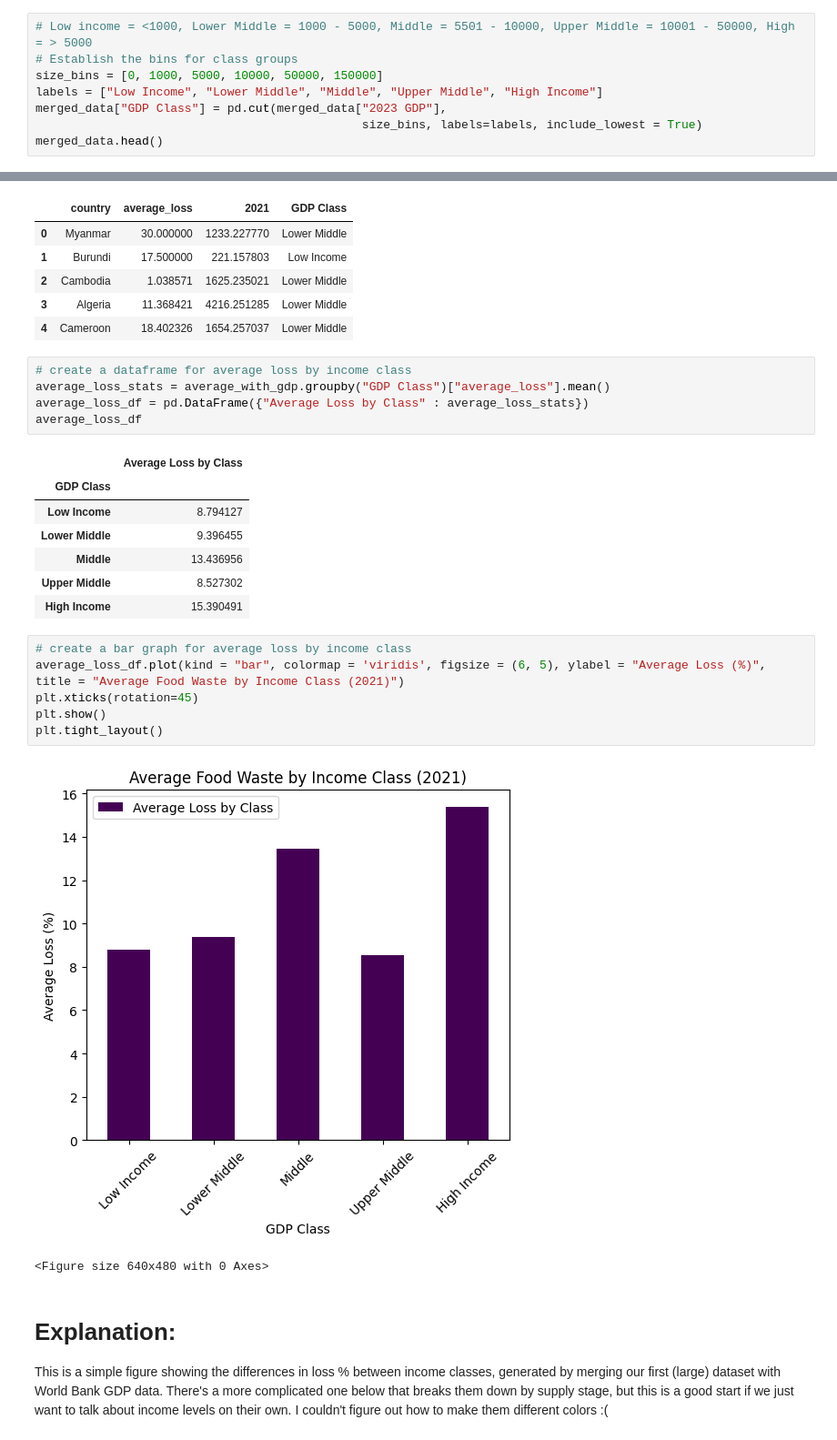
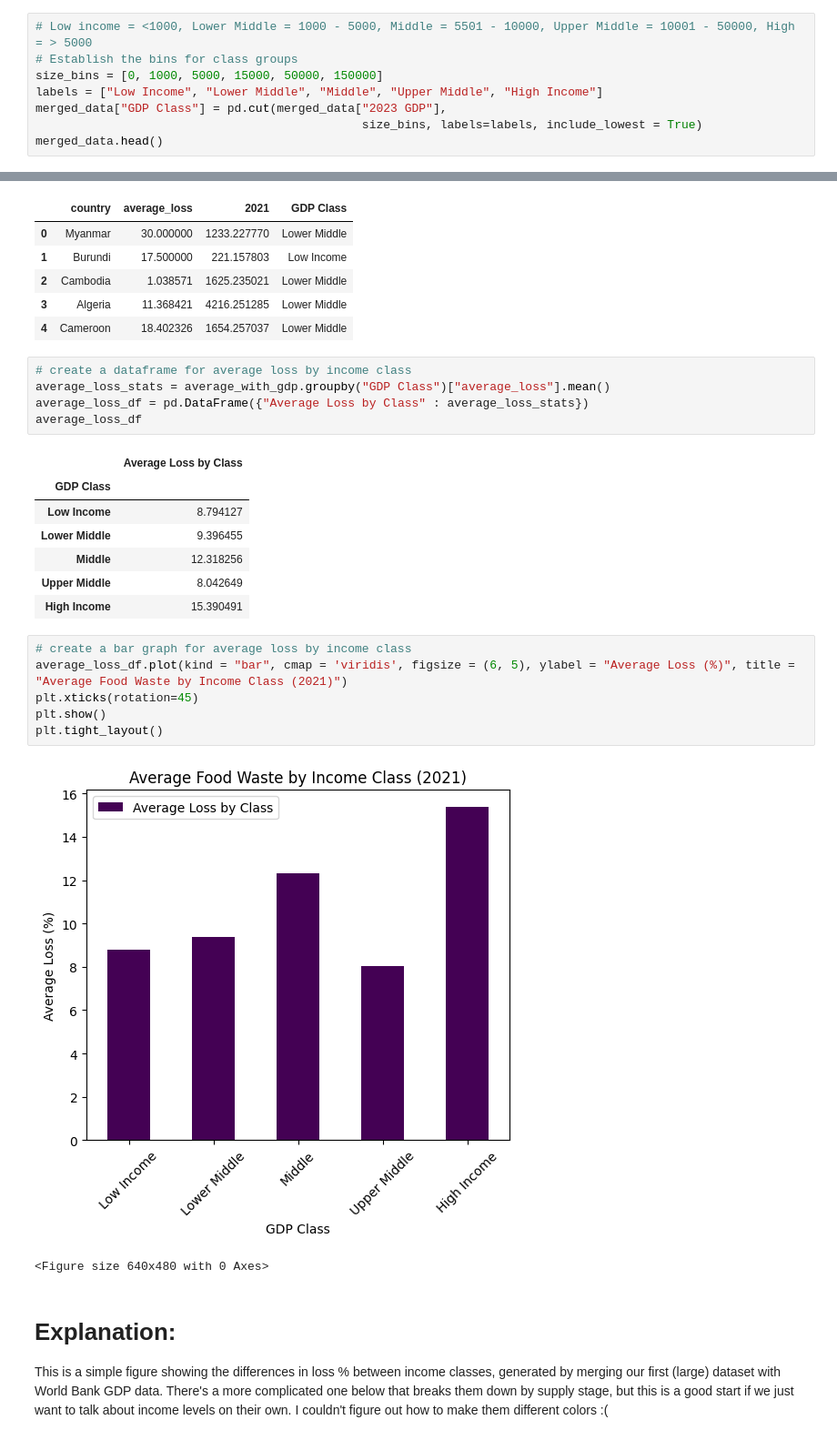
Before and after one commit to alanisrperez/food-waste-patterns, a Jupyter notebook: food-waste-tatyana.ipynb, the cells around one changed output, grey strips where cells are left out. Shown at 91% size. Drawn from its saved outputs; the diff is of its cells as text.

```diff
--- a/food-waste-tatyana.ipynb
+++ b/food-waste-tatyana.ipynb
@@ -307,7 +307,7 @@ print(merged_data["2023 GDP"].min())
 # %%
 # Low income = <1000, Lower Middle = 1000 - 5000, Middle = 5501 - 10000, Upper Middle = 10001 - 50000, High = > 5000
 # Establish the bins for class groups
-size_bins = [0, 1000, 5000, 10000, 50000, 150000]
+size_bins = [0, 1000, 5000, 15000, 50000, 150000]
 labels = ["Low Income", "Lower Middle", "Middle", "Upper Middle", "High Income"]
 merged_data["GDP Class"] = pd.cut(merged_data["2023 GDP"],
                                               size_bins, labels=labels, include_lowest = True)
@@ -553,17 +553,17 @@ average_loss_df
 | GDP Class |  |
 | Low Income | 8.794127 |
 | Lower Middle | 9.396455 |
-| Middle | 13.436956 |
-| Upper Middle | 8.527302 |
+| Middle | 12.318256 |
+| Upper Middle | 8.042649 |
 | High Income | 15.390491 |
 # %%
 # create a bar graph for average loss by income class
-average_loss_df.plot(kind = "bar", colormap = 'viridis', figsize = (6, 5), ylabel = "Average Loss (%)", title = "Average Food Waste by Income Class (2021)")
+average_loss_df.plot(kind = "bar", cmap = 'viridis', figsize = (6, 5), ylabel = "Average Loss (%)", title = "Average Food Waste by Income Class (2021)")
 plt.xticks(rotation=45)
 plt.show()
 plt.tight_layout()
 # %% [output]
-[figure, old version]
+[figure, new version]
 <Figure size 640x480 with 0 Axes>
 # %% [markdown]
 # Explanation:
```
Also changed, not shown: parts of 12 cells of this notebook.
